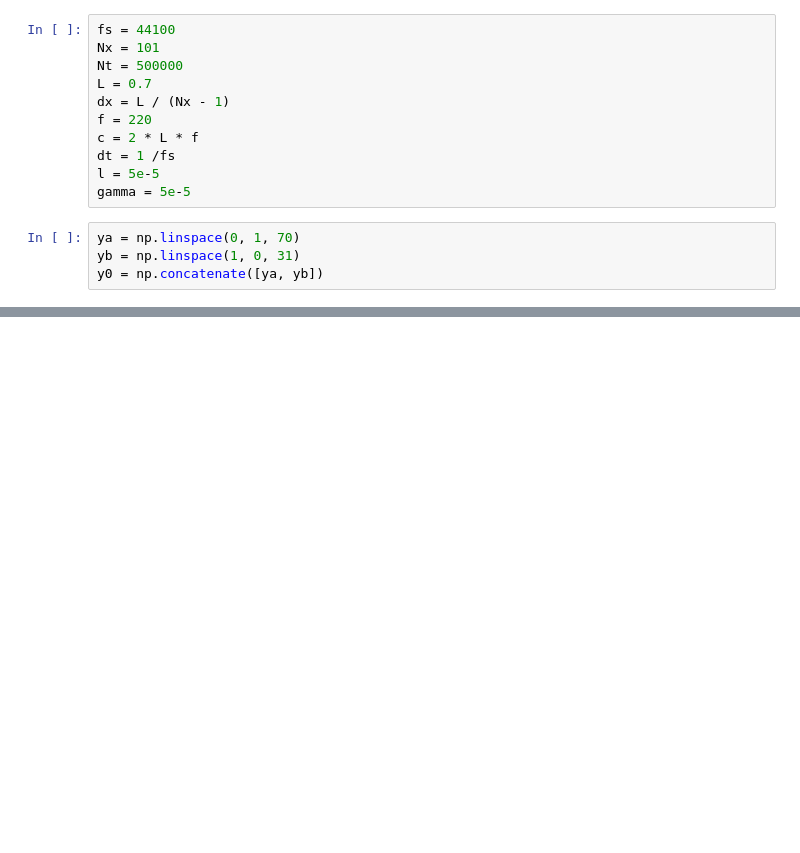
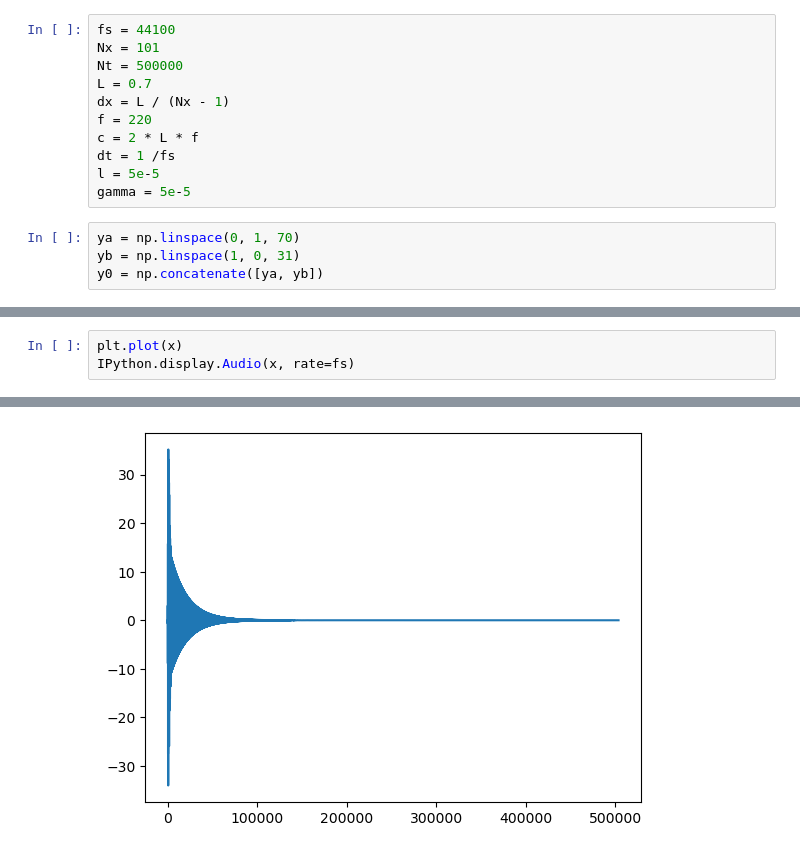
Before and after one commit to enter-opy/old-guitarist, a Jupyter notebook: prototype.ipynb, the cells around one changed output, grey strips where cells are left out. Saved outputs shown, nothing was run; the diff lists cells and outputs as text; blank space fills up the shorter version.

```diff
--- a/prototype.ipynb
+++ b/prototype.ipynb
@@ -57,0 +106,4 @@ plt.plot(x)
+# %%
+plt.plot(x)
+IPython.display.Audio(x, rate=fs)
+# %% [output]
@@ -57,0 +111 @@ plt.plot(x)
+[figure, added]
```
Also changed, not shown: parts of 16 cells of this notebook, 4 other files.
